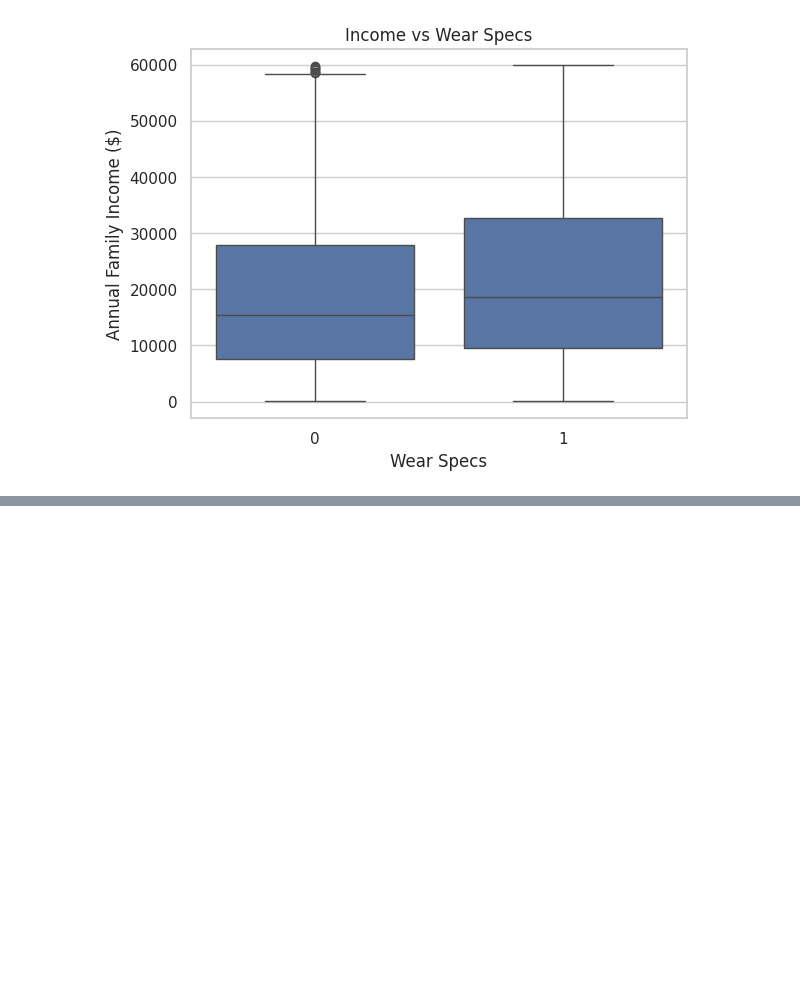
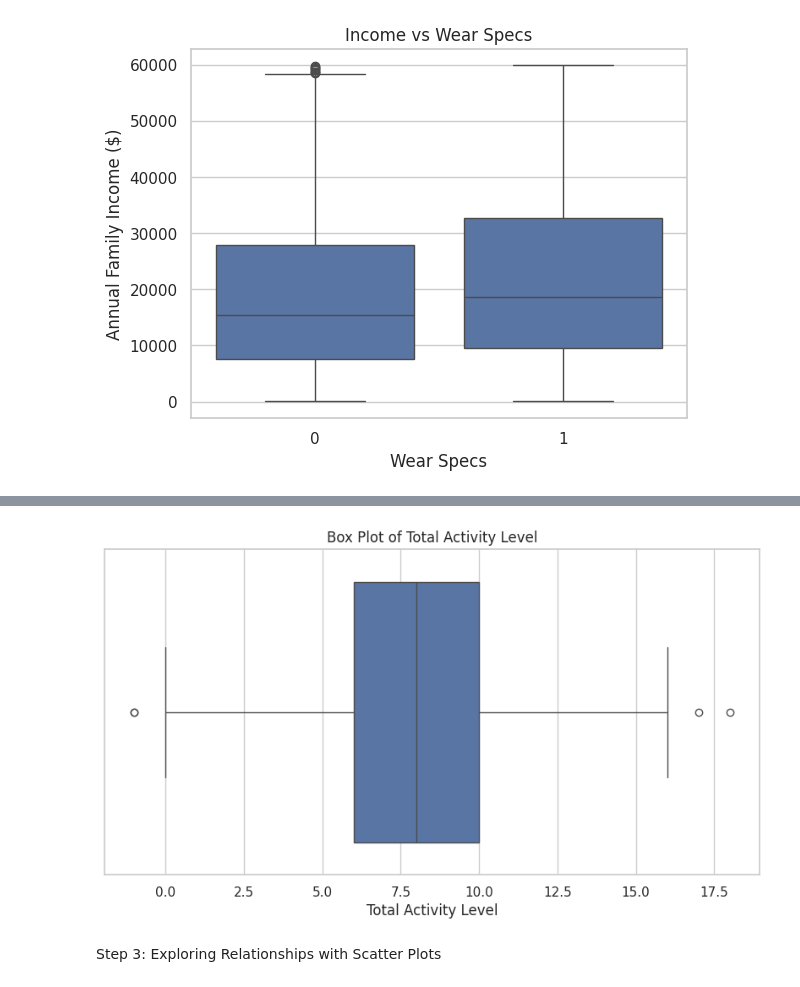
Before and after one commit to MphoPetunia/SpecsSurveyData, a Jupyter notebook: companyproject.ipynb, the cells around one changed output, grey strips where cells are left out. Cells and saved outputs as stored; diff of their text form; code cells hidden in the pictures; blank space fills up the shorter version.

```diff
--- a/companyproject.ipynb
+++ b/companyproject.ipynb
@@ -149,0 +201,11 @@ plt.show()
+# %%
+#Box plot for Total Activity Level
+plt.figure(figsize=(10,5))
+sns.boxplot(x=data['Total Activity level'])
+plt.title('Box Plot of Total Activity Level')
+plt.xlabel('Total Activity Level')
+plt.show()
+# %% [output]
+[figure, added]
+# %% [markdown]
+Step 3: Exploring Relationships with Scatter Plots
```
Also changed, not shown: parts of 14 cells of this notebook.
